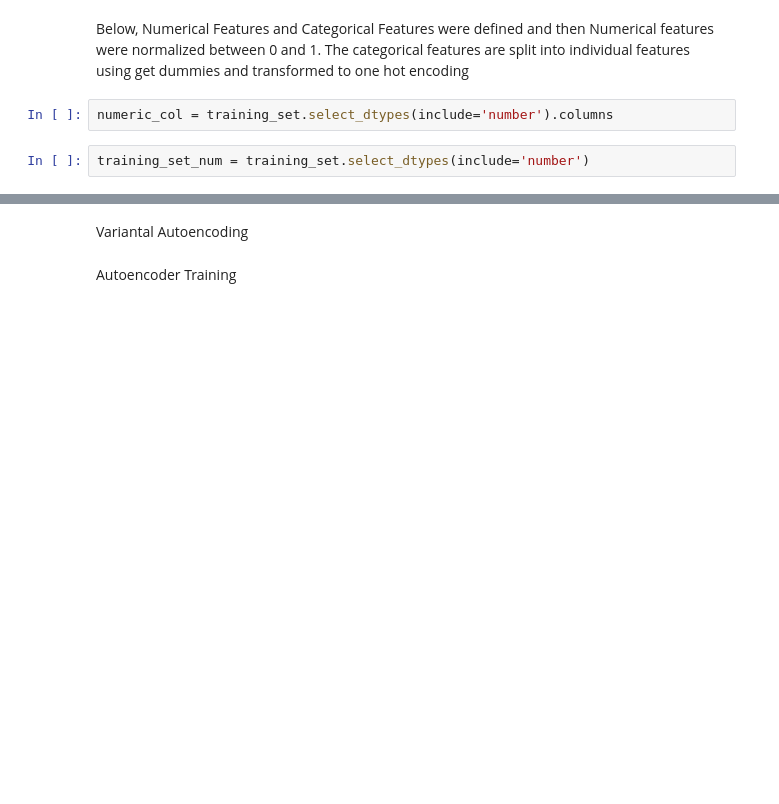
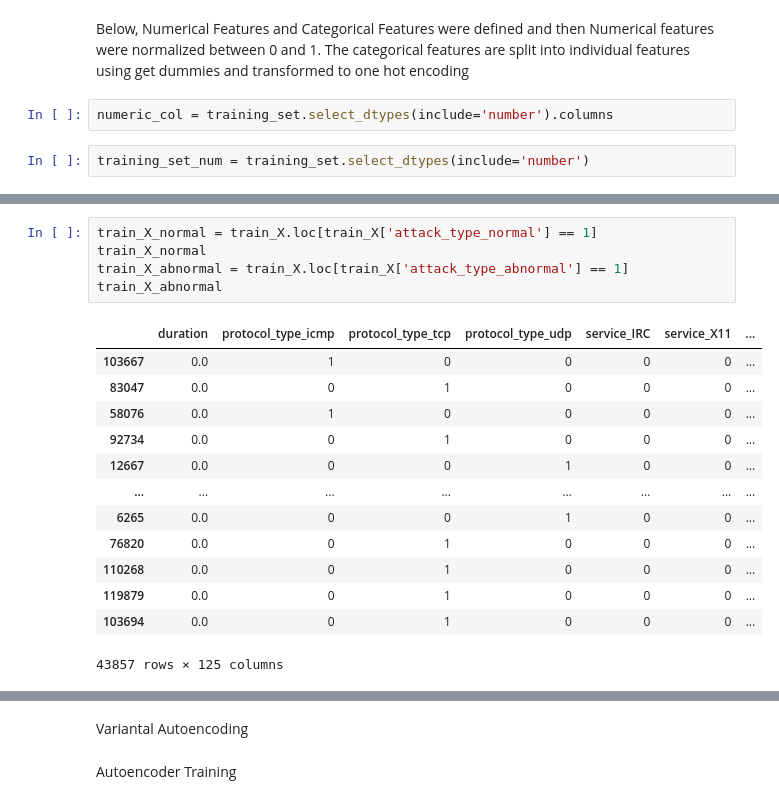
Before and after one commit to roguetech/ML-NIDS, a Jupyter notebook: Network_Instrusion_detection.ipynb, the cells around one changed output, grey strips where cells are left out. Drawn from its saved outputs; the diff is of its cells as text; blank space fills up the shorter version.

```diff
--- a/Network_Instrusion_detection.ipynb
+++ b/Network_Instrusion_detection.ipynb
@@ -194,0 +325,19 @@ pd.DataFrame(scaled, columns=numeric_features_columns)
+# %%
+train_X_normal = train_X.loc[train_X['attack_type_normal'] == 1]
+train_X_normal
+train_X_abnormal = train_X.loc[train_X['attack_type_abnormal'] == 1]
+train_X_abnormal
+# %% [output]
+|  | duration | protocol_type_icmp | protocol_type_tcp | protocol_type_udp | service_IRC | service_X11 | ... |
+| 103667 | 0.0 | 1 | 0 | 0 | 0 | 0 | ... |
+| 83047 | 0.0 | 0 | 1 | 0 | 0 | 0 | ... |
+| 58076 | 0.0 | 1 | 0 | 0 | 0 | 0 | ... |
+| 92734 | 0.0 | 0 | 1 | 0 | 0 | 0 | ... |
+| 12667 | 0.0 | 0 | 0 | 1 | 0 | 0 | ... |
+| ... | ... | ... | ... | ... | ... | ... | ... |
+| 6265 | 0.0 | 0 | 0 | 1 | 0 | 0 | ... |
+| 76820 | 0.0 | 0 | 1 | 0 | 0 | 0 | ... |
+| 110268 | 0.0 | 0 | 1 | 0 | 0 | 0 | ... |
+| 119879 | 0.0 | 0 | 1 | 0 | 0 | 0 | ... |
+| 103694 | 0.0 | 0 | 1 | 0 | 0 | 0 | ... |
+43857 rows × 125 columns
```
Also changed, not shown: parts of 25 cells of this notebook.
